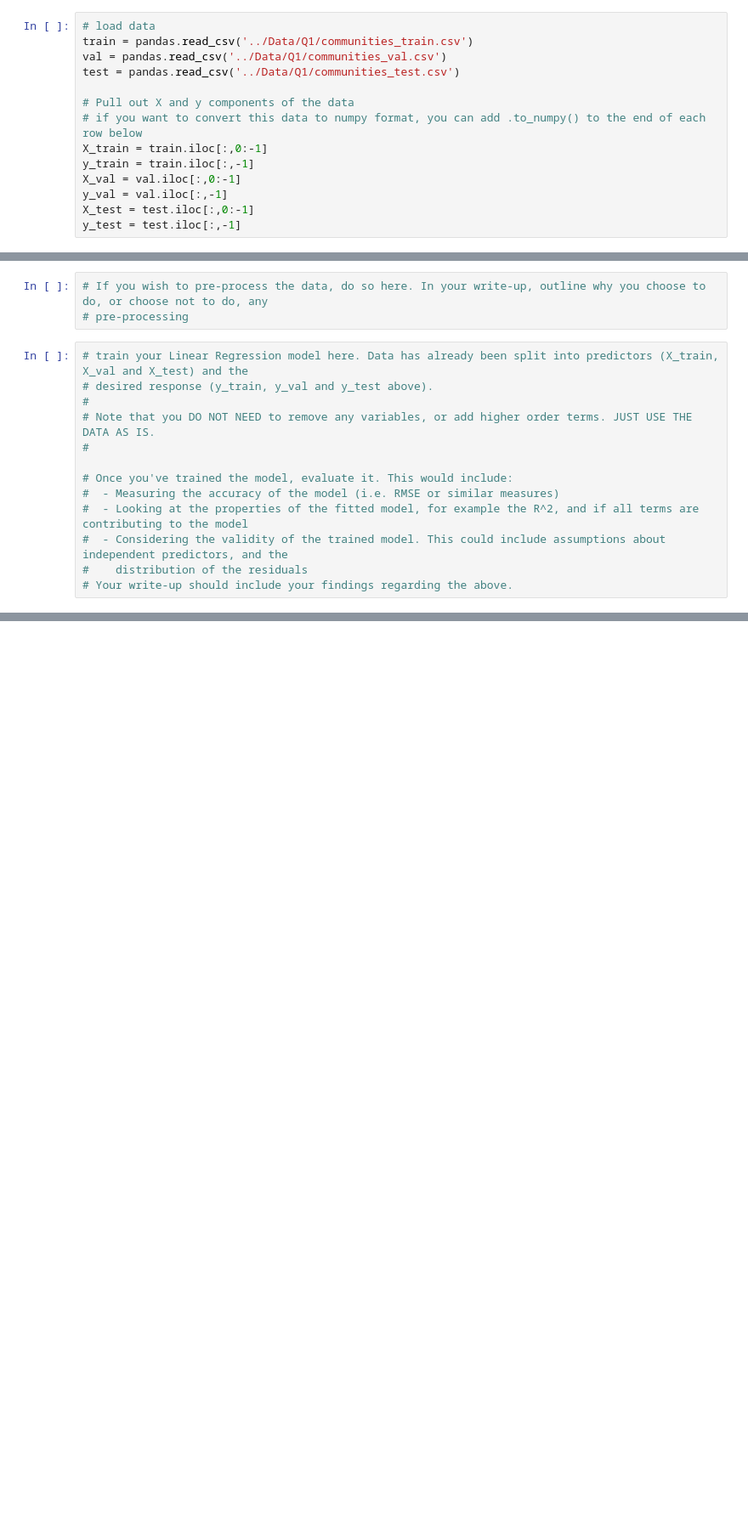
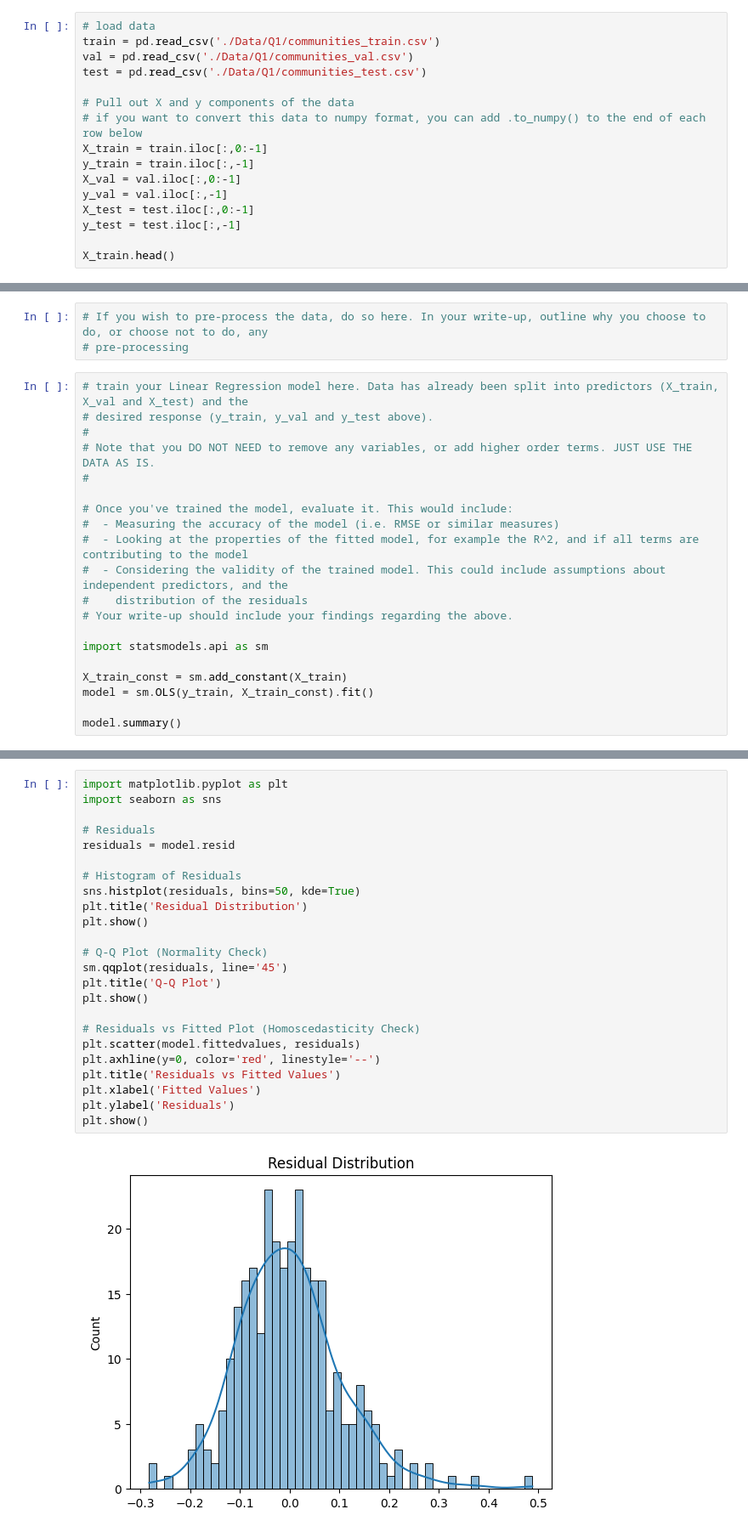
Before and after one commit to SegusFaultise/CAB420-Assessment-1A, a Jupyter notebook: CAB420_A1A_Q1_Template.ipynb, the cells around one changed output, grey strips where cells are left out. Shown: that part at 85% size. Saved outputs shown, nothing was run; the diff lists cells and outputs as text; blank space fills up the shorter version.

```diff
--- a/CAB420_A1A_Q1_Template.ipynb
+++ b/CAB420_A1A_Q1_Template.ipynb
@@ -17,8 +17,8 @@ import numpy
 # %%
 # load data
-train = pandas.read_csv('../Data/Q1/communities_train.csv')
-val = pandas.read_csv('../Data/Q1/communities_val.csv')
-test = pandas.read_csv('../Data/Q1/communities_test.csv')
+train = pd.read_csv('./Data/Q1/communities_train.csv')
+val = pd.read_csv('./Data/Q1/communities_val.csv')
+test = pd.read_csv('./Data/Q1/communities_test.csv')
 
 # Pull out X and y components of the data
 # if you want to convert this data to numpy format, you can add .to_numpy() to the end of each row below
@@ -28,3 +28,5 @@ X_val = val.iloc[:,0:-1]
 y_val = val.iloc[:,-1]
 X_test = test.iloc[:,0:-1]
 y_test = test.iloc[:,-1]
+
+X_train.head()
@@ -44,3 +54,10 @@ y_test = test.iloc[:,-1]
 #  - Considering the validity of the trained model. This could include assumptions about independent predictors, and the
 #    distribution of the residuals
 # Your write-up should include your findings regarding the above.
+
+import statsmodels.api as sm
+
+X_train_const = sm.add_constant(X_train)
+model = sm.OLS(y_train, X_train_const).fit()
+
+model.summary()
@@ -46,0 +119,26 @@ y_test = test.iloc[:,-1]
+# %%
+import matplotlib.pyplot as plt
+import seaborn as sns
+
+# Residuals
+residuals = model.resid
+
+# Histogram of Residuals
+sns.histplot(residuals, bins=50, kde=True)
+plt.title('Residual Distribution')
+plt.show()
+
+# Q-Q Plot (Normality Check)
+sm.qqplot(residuals, line='45')
+plt.title('Q-Q Plot')
+plt.show()
+
+# Residuals vs Fitted Plot (Homoscedasticity Check)
+plt.scatter(model.fittedvalues, residuals)
+plt.axhline(y=0, color='red', linestyle='--')
+plt.title('Residuals vs Fitted Values')
+plt.xlabel('Fitted Values')
+plt.ylabel('Residuals')
+plt.show()
+# %% [output]
+[figure, added]
```
Also changed, not shown: parts of 11 cells of this notebook, 4 other files.
